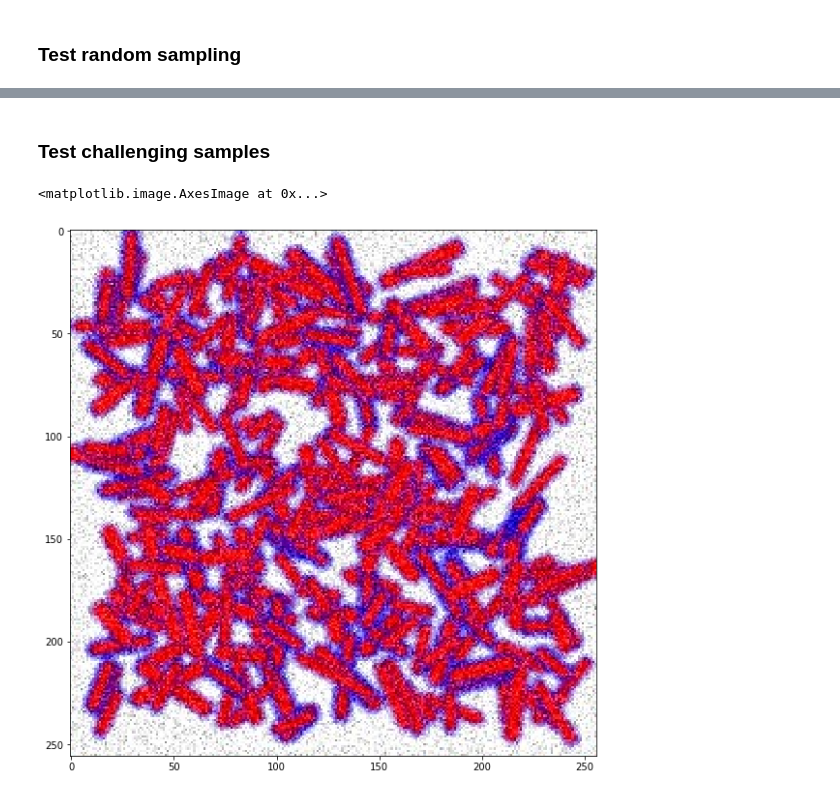
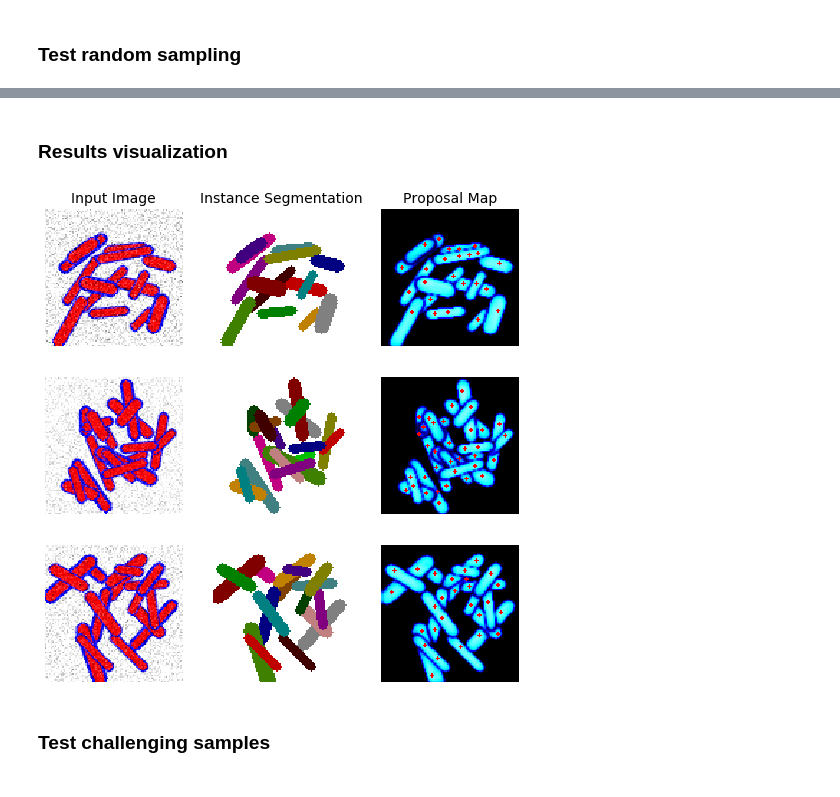
Before and after one commit to SamsungLabs/adaptis, a Jupyter notebook: notebooks/test_toy_model.ipynb, the cells around one changed output, grey strips where cells are left out. Saved outputs shown, nothing was run; the diff lists cells and outputs as text; code cells hidden in the pictures.

```diff
--- a/notebooks/test_toy_model.ipynb
+++ b/notebooks/test_toy_model.ipynb
@@ -103,12 +144,45 @@ Stuff     |  99.07   99.07  100.00     1
+# %% [markdown]
+### Results visualization
+# %%
+from adaptis.utils.vis import visualize_instances, visualize_proposals
+
+
+proposals_sampling_params = {
+    'thresh1': 0.5,
+    'thresh2': 0.5,
+    'ithresh': 0.3,
+    'fl_prob': 0.10,
+    'fl_eps': 0.003,
+    'fl_blur': 2,
+    'max_iters': 100
+}
+
+vis_samples = [15, 25, 42]
+
+
+fig, ax = plt.subplots(nrows=len(vis_samples), ncols=3, figsize=(7,7))
+fig.tight_layout(pad=0.0, w_pad=0.0, h_pad=0.0)
+
+for row_indx, sample_indx in enumerate(vis_samples):
+    sample = dataset.get_sample(sample_indx)
+    pred = get_panoptic_segmentation(pmodel, sample['image'],
+                                 sampling_algorithm='proposals',
+                                 use_flip=True, **proposals_sampling_params)
+
+    for i in range(3):
+        ax[row_indx, i].axis('off')
+
+    if row_indx == 0:
+        ax[row_indx, 0].set_title('Input Image', fontsize=14)
+        ax[row_indx, 1].set_title('Instance Segmentation', fontsize=14)
+        ax[row_indx, 2].set_title('Proposal Map', fontsize=14)
+    ax[row_indx, 0].imshow(sample['image'])
+    ax[row_indx, 1].imshow(visualize_instances(pred['instances_mask']))
+    ax[row_indx, 2].imshow(visualize_proposals(pred['proposals_info']))
+# %% [output]
+[figure, added]
 # %% [markdown]
 ### Test challenging samples
-# %%
-sample_image = cv2.imread('../images/toy_samples/250_sample_noisy.jpg')[:, :, ::-1]
-plt.figure(figsize=(10, 10))
-plt.imshow(sample_image)
-# %% [output]
-<matplotlib.image.AxesImage at 0x...>
-[figure, removed]
 # %%
 from adaptis.utils.vis import visualize_instances, visualize_proposals
 
```
Also changed, not shown: parts of 11 cells of this notebook, 32 other files.
